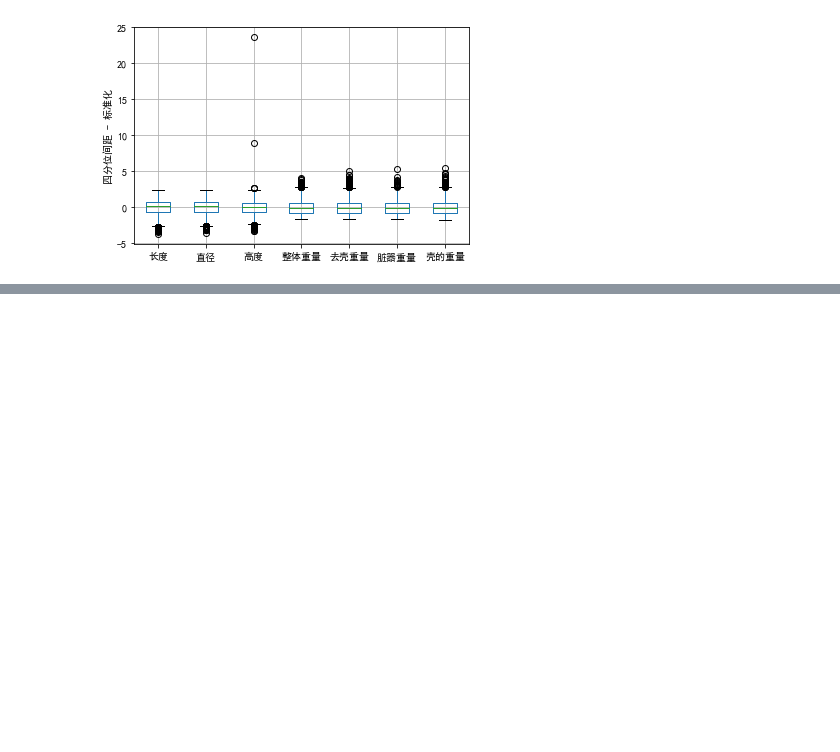
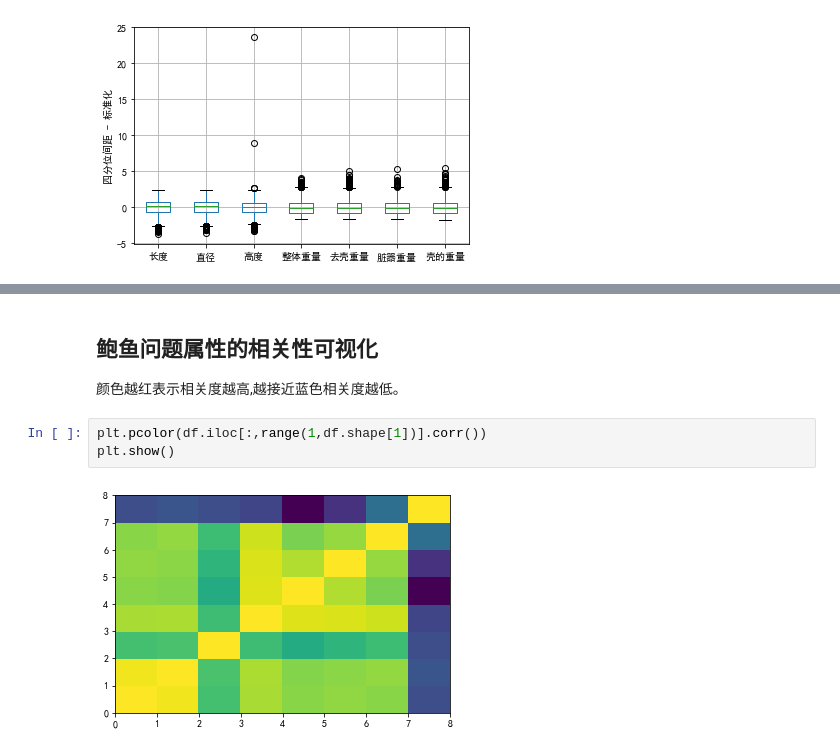
Before and after one commit to ylghb/learning_notes, a Jupyter notebook: ML_in_Python_Essential_Techniques_for_Predictive_Analysis/从零开始学(2) 数据分析之“鲍鱼的年龄”.ipynb, the cells around one changed output, grey strips where cells are left out. Cells and saved outputs as stored; diff of their text form; blank space fills up the shorter version.

```diff
--- a/ML_in_Python_Essential_Techniques_for_Predictive_Analysis/从零开始学(2) 数据分析之“鲍鱼的年龄”.ipynb
+++ b/ML_in_Python_Essential_Techniques_for_Predictive_Analysis/从零开始学(2) 数据分析之“鲍鱼的年龄”.ipynb
@@ -80,0 +130,8 @@ plt.show()
+# %% [markdown]
+## 鲍鱼问题属性的相关性可视化
+颜色越红表示相关度越高,越接近蓝色相关度越低。
+# %%
+plt.pcolor(df.iloc[:,range(1,df.shape[1])].corr())
+plt.show()
+# %% [output]
+[figure, added]
```
Also changed, not shown: parts of 7 cells of this notebook, 12 other files.
